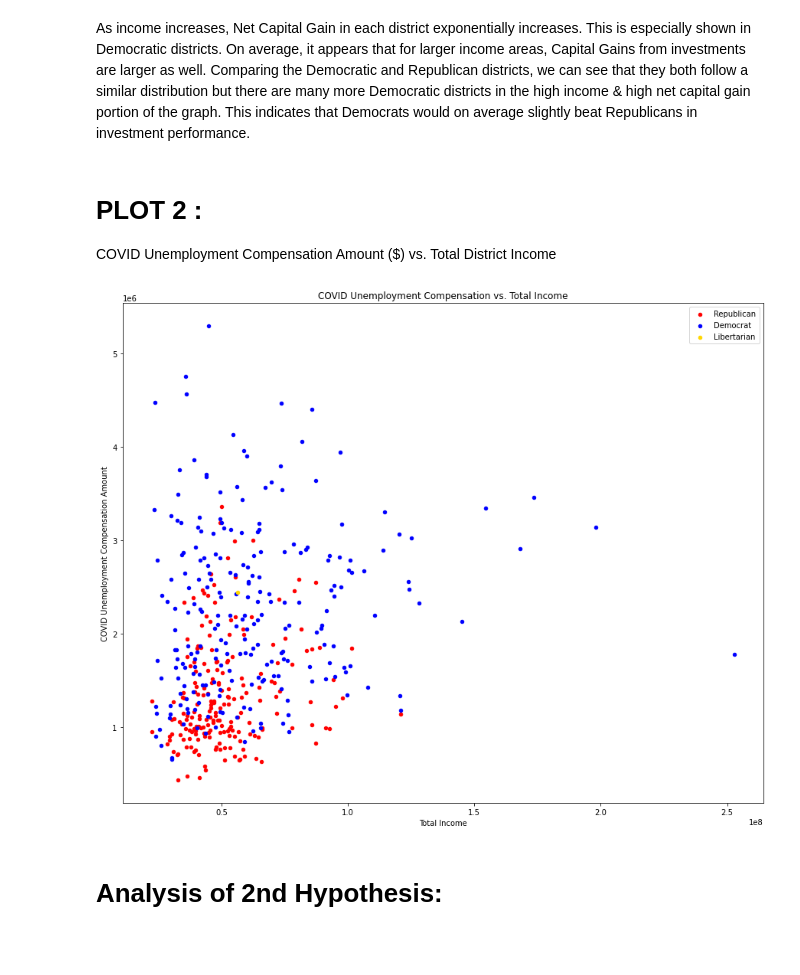
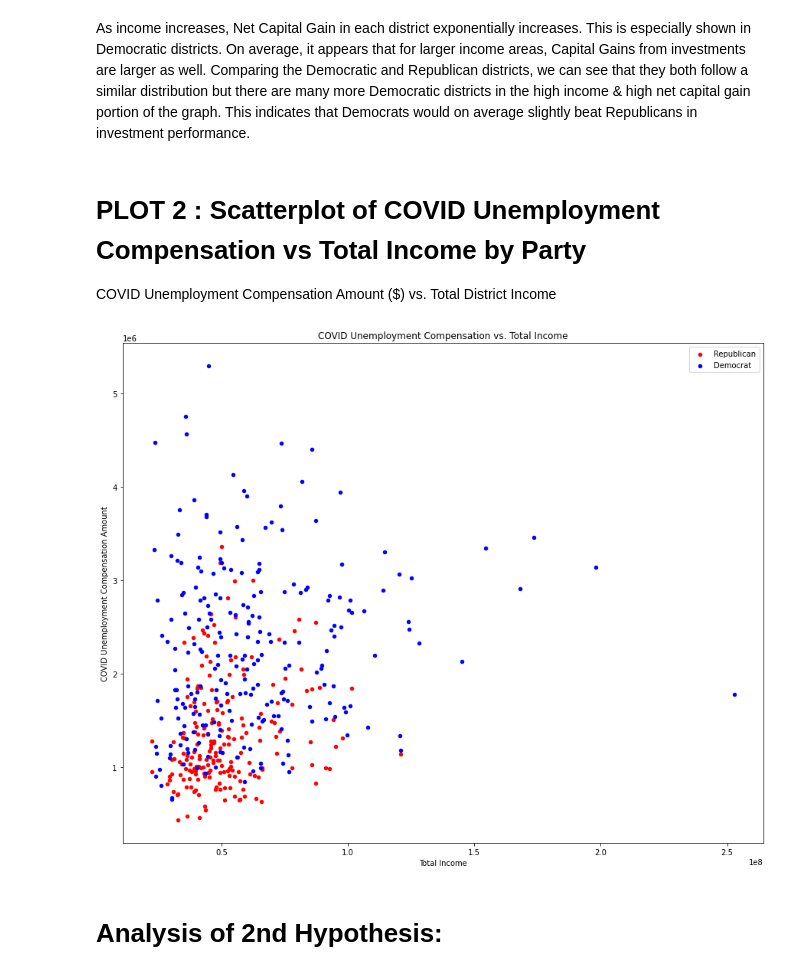
Before and after one commit to harrisonp1223/CongressionalAnalytics, a Jupyter notebook: GSB_521_Project_Build.ipynb, the cells around one changed output. Saved outputs shown, nothing was run; the diff lists cells and outputs as text; code cells hidden in the pictures; blank space fills up the shorter version.

```diff
--- a/GSB_521_Project_Build.ipynb
+++ b/GSB_521_Project_Build.ipynb
@@ -99,3 +99,8 @@ merged_df_final['CONG_DISTRICT'] = merged_df_final['State'] + "_" + merged_df_fi
 agg_data = merged_df_final.groupby(['CONG_DISTRICT']).agg({'Total Income': 'sum',
                                                            'COVID Unemployment Compensation Amount': 'sum',
                                                            'Net Capital Gain (Or Loss)': 'sum', "Party": "first"})
+
+
+filtered = agg_data["Party"] != "L"
+
+agg_data = agg_data[filtered]
@@ -122,23 +129,23 @@ plt.show()
 # %% [markdown]
 As income increases, Net Capital Gain in each district exponentially increases. This is especially shown in Democratic districts. On average, it appears that for larger income areas, Capital Gains from investments are larger as well. Comparing the Democratic and Republican districts, we can see that they both follow a similar distribution but there are many more Democratic districts in the high income & high net capital gain portion of the graph. This indicates that Democrats would on average slightly beat Republicans in investment performance.
 # %% [markdown]
-# PLOT 2 :
+# PLOT 2 : Scatterplot of COVID Unemployment Compensation vs Total Income by Party
 
 COVID Unemployment Compensation Amount ($) vs. Total District Income
 # %%
 R = agg_data[agg_data['Party'].str.contains('R')]
 D = agg_data[agg_data['Party'].str.contains('D')]
-L = agg_data[agg_data['Party'].str.contains('L')]
+
 
 fig, ax = plt.subplots(figsize=(15, 12))
 R.plot.scatter(x='Total Income', y="COVID Unemployment Compensation Amount", c='red',label='Republican', ax=ax,  title = 'COVID Unemployment Compensation vs. Total Income')
 D.plot.scatter(x='Total Income', y="COVID Unemployment Compensation Amount",c='blue',label='Democrat', ax=ax)
-L.plot.scatter(x='Total Income', y="COVID Unemployment Compensation Amount",c='gold',label='Libertarian', ax=ax)
+
 
 plt.legend()
 plt.show()
 # %% [output]
-[figure, old version]
+[figure, new version]
 # %% [markdown]
 # Analysis of 2nd Hypothesis:
 # %% [markdown]
```
Also changed, not shown: parts of 14 cells of this notebook.
